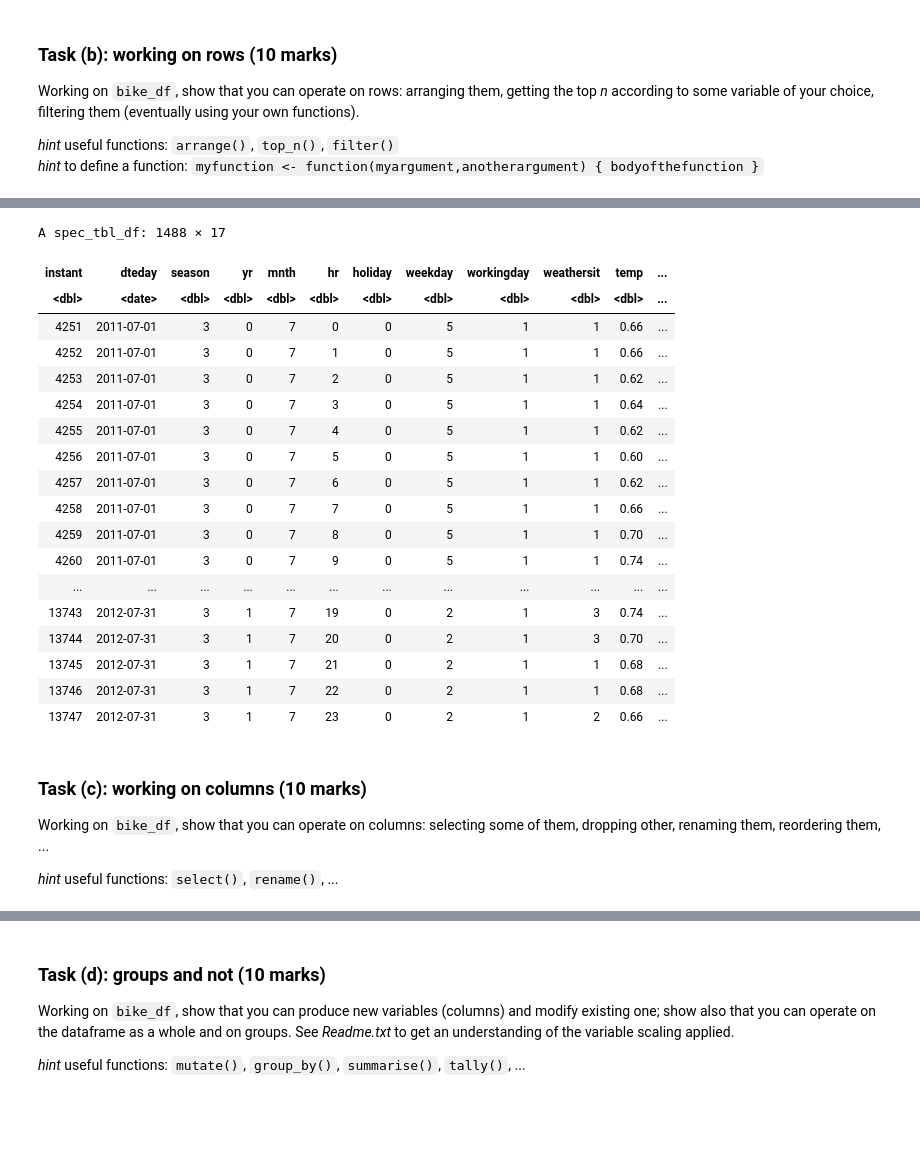
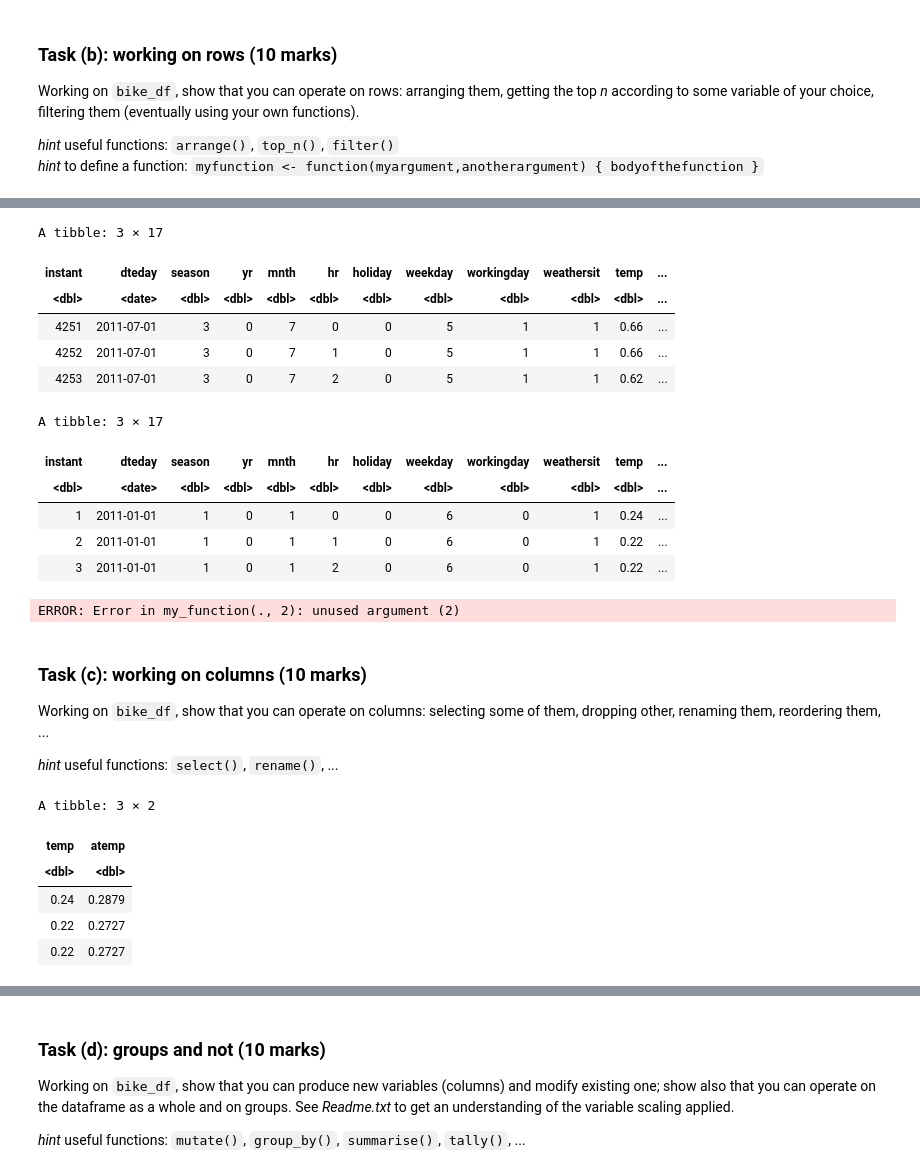
Before and after one commit to rni34/Jupyter_lab, a Jupyter notebook: Downloads/assignment1/DATA201_Assignment1_R.ipynb, the cells around one changed output, grey strips where cells are left out. Drawn from its saved outputs; the diff is of its cells as text; code cells hidden in the pictures; blank space fills up the shorter version.

```diff
--- a/Downloads/assignment1/DATA201_Assignment1_R.ipynb
+++ b/Downloads/assignment1/DATA201_Assignment1_R.ipynb
@@ -190,24 +168,12 @@ A spec_tbl_df: 18 × 17
 # %%
 bike_df %>%
-filter(mnth == 7)
+filter(mnth == 7) %>%
+head(3)
 #filters every row that has not got 7 as their mnth.
 # %% [output]
-A spec_tbl_df: 1488 × 17
+A tibble: 3 × 17
 | instant | dteday | season | yr | mnth | hr | holiday | weekday | workingday | weathersit | temp | ... |
 | <dbl> | <date> | <dbl> | <dbl> | <dbl> | <dbl> | <dbl> | <dbl> | <dbl> | <dbl> | <dbl> | ... |
 | 4251 | 2011-07-01 | 3 | 0 | 7 | 0 | 0 | 5 | 1 | 1 | 0.66 | ... |
 | 4252 | 2011-07-01 | 3 | 0 | 7 | 1 | 0 | 5 | 1 | 1 | 0.66 | ... |
 | 4253 | 2011-07-01 | 3 | 0 | 7 | 2 | 0 | 5 | 1 | 1 | 0.62 | ... |
-| 4254 | 2011-07-01 | 3 | 0 | 7 | 3 | 0 | 5 | 1 | 1 | 0.64 | ... |
-| 4255 | 2011-07-01 | 3 | 0 | 7 | 4 | 0 | 5 | 1 | 1 | 0.62 | ... |
-| 4256 | 2011-07-01 | 3 | 0 | 7 | 5 | 0 | 5 | 1 | 1 | 0.60 | ... |
-| 4257 | 2011-07-01 | 3 | 0 | 7 | 6 | 0 | 5 | 1 | 1 | 0.62 | ... |
-| 4258 | 2011-07-01 | 3 | 0 | 7 | 7 | 0 | 5 | 1 | 1 | 0.66 | ... |
-| 4259 | 2011-07-01 | 3 | 0 | 7 | 8 | 0 | 5 | 1 | 1 | 0.70 | ... |
-| 4260 | 2011-07-01 | 3 | 0 | 7 | 9 | 0 | 5 | 1 | 1 | 0.74 | ... |
-| ... | ... | ... | ... | ... | ... | ... | ... | ... | ... | ... | ... |
-| 13743 | 2012-07-31 | 3 | 1 | 7 | 19 | 0 | 2 | 1 | 3 | 0.74 | ... |
-| 13744 | 2012-07-31 | 3 | 1 | 7 | 20 | 0 | 2 | 1 | 3 | 0.70 | ... |
-| 13745 | 2012-07-31 | 3 | 1 | 7 | 21 | 0 | 2 | 1 | 1 | 0.68 | ... |
-| 13746 | 2012-07-31 | 3 | 1 | 7 | 22 | 0 | 2 | 1 | 1 | 0.68 | ... |
-| 13747 | 2012-07-31 | 3 | 1 | 7 | 23 | 0 | 2 | 1 | 2 | 0.66 | ... |
@@ -217,3 +180,24 @@ my_function <-
+# %%
+bike_df %>%
+  filter(mnth %in% c(7, 1)) %>%
+  head(3)
+#filter every row that has not got 1 or 7 as their mnth.
+# %% [output]
+A tibble: 3 × 17
+| instant | dteday | season | yr | mnth | hr | holiday | weekday | workingday | weathersit | temp | ... |
+| <dbl> | <date> | <dbl> | <dbl> | <dbl> | <dbl> | <dbl> | <dbl> | <dbl> | <dbl> | <dbl> | ... |
+| 1 | 2011-01-01 | 1 | 0 | 1 | 0 | 0 | 6 | 0 | 1 | 0.24 | ... |
+| 2 | 2011-01-01 | 1 | 0 | 1 | 1 | 0 | 6 | 0 | 1 | 0.22 | ... |
+| 3 | 2011-01-01 | 1 | 0 | 1 | 2 | 0 | 6 | 0 | 1 | 0.22 | ... |
+# %%
+my_function <-　function(){
+
+}
+
+bike_df %>%
+my_function(2)
+# %% [output]
+ERROR: Error in my_function(., 2): unused argument (2)
 # %% [markdown]
 ### Task (c): working on columns (10 marks)
 
@@ -225,0 +208,13 @@ _hint_ useful functions: `select()`, `rename()`, ...
+# %%
+bike_df %>%
+select(temp:hum) %>%
+select(-hum) %>%
+head(3)
+#select and show only the temp column to hum column, then drop hum column.
+# %% [output]
+A tibble: 3 × 2
+| temp | atemp |
+| <dbl> | <dbl> |
+| 0.24 | 0.2879 |
+| 0.22 | 0.2727 |
+| 0.22 | 0.2727 |
```
Also changed, not shown: parts of 15 cells of this notebook.
